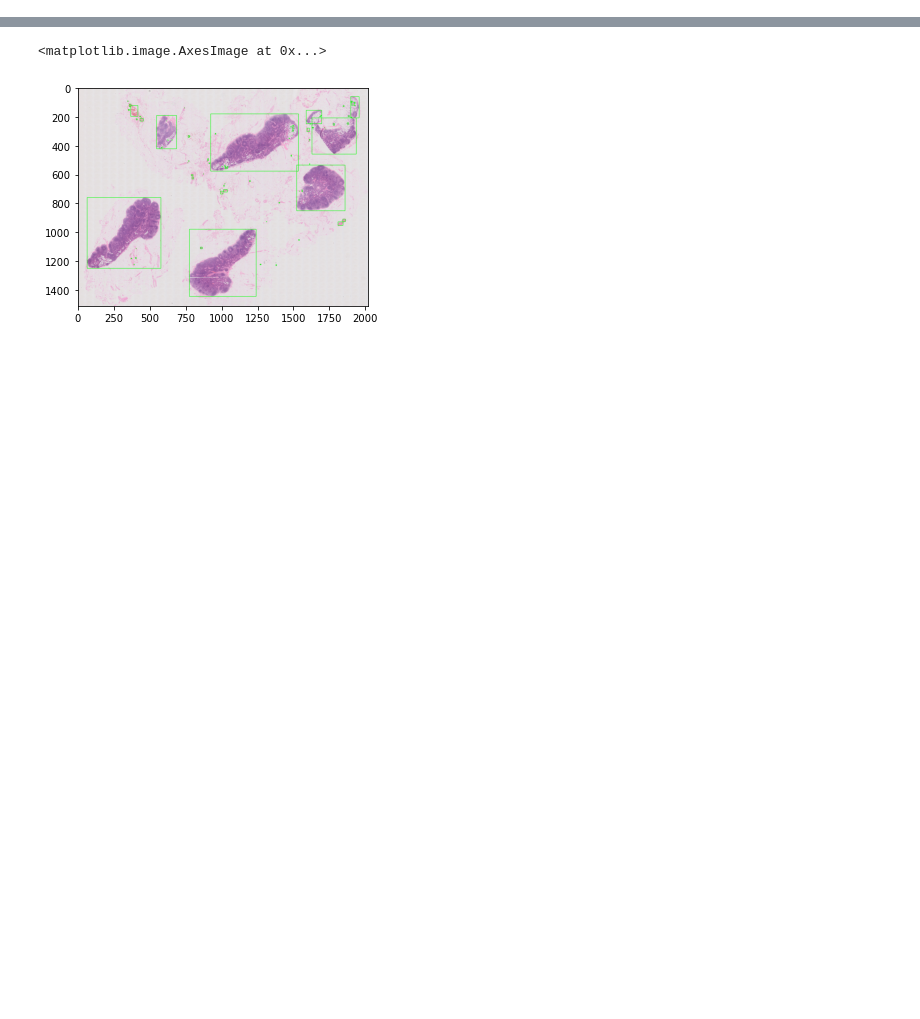
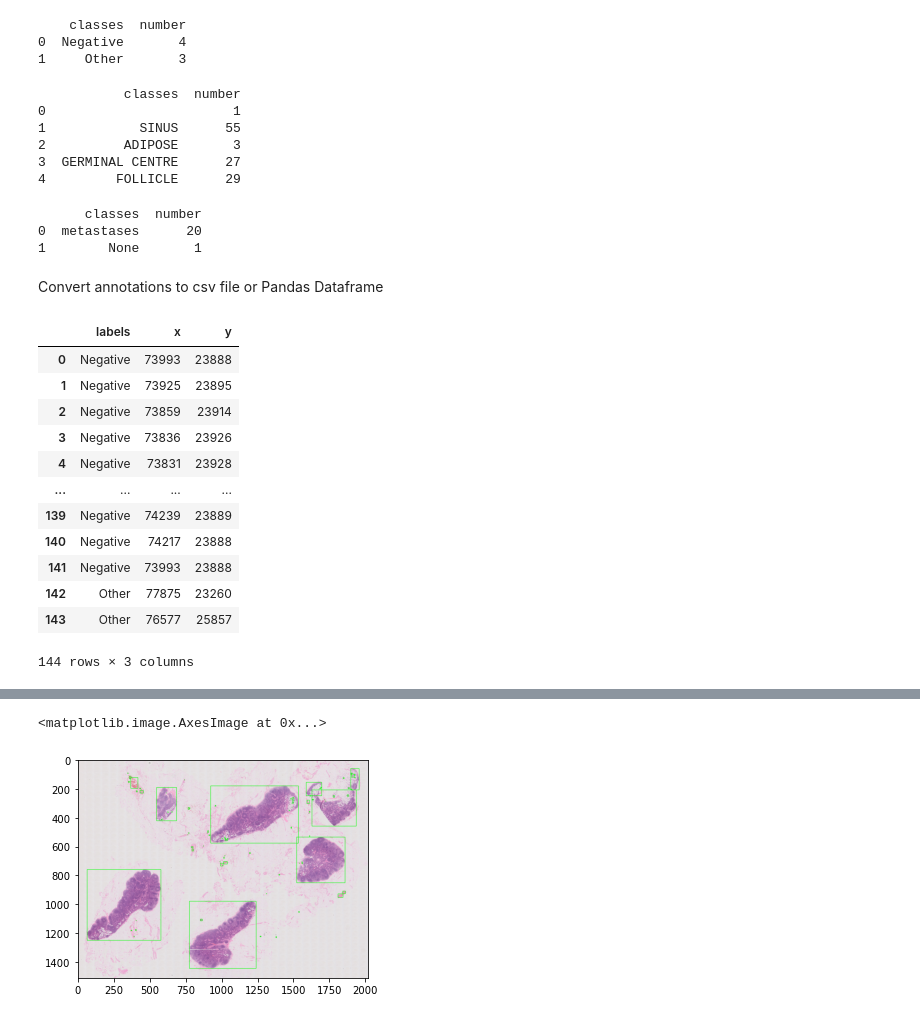
Before and after one commit to gregoryverghese/PySlide, a Jupyter notebook: example.ipynb, the cells around one changed output, grey strips where cells are left out. Saved outputs shown, nothing was run; the diff lists cells and outputs as text; code cells hidden in the pictures; blank space fills up the shorter version.

```diff
--- a/example.ipynb
+++ b/example.ipynb
@@ -19,8 +27,50 @@ from pyslide.preprocessing import calculate_weights, calculate_std_mean
 # %%
-#asap_path='data/annotations/asap_annotations.xml'
-#imagej_path='data/annotations/imagej_annotations.xml'
-#json_path='data/annotations/json_annotations.json'
+qupath_path='data/annotations/qupath_annotations.json'
+asap_path='data/annotations/asap_annotations.xml'
+imagej_path='data/annotations/imagej_annotations.xml'
+json_path='data/annotations/json_annotations.json'
 #csv_path='data/annotations/csv_annotations.csv'
-#WSI_PATH='/Volumes/cancerbioin/barts/lymphnode-paper-set/2865 B2 LN.ndpi'
-QUPATH_PATH='/Users/w2030634/Projects/PySlide/data/annotations/qupath.json'
-WSI_PATH='data/wsi/2865 B2 LN.ndpi'
+# %%
+annotate_qupath=slide.Annotations([qupath_path],source="qupath")
+annotate_imagej=slide.Annotations([imagej_path],source="imagej")
+annotate_asap=slide.Annotations([asap_path],source="asap")
+#annotate_csv=slide.Annotations([csv_path],source="csv")
+# %%
+annotate_qupath
+# %% [output]
+    classes  number
+0  Negative       4
+1     Other       3
+# %%
+annotate_imagej
+# %% [output]
+           classes  number
+0                        1
+1            SINUS      55
+2          ADIPOSE       3
+3  GERMINAL CENTRE      27
+4         FOLLICLE      29
+# %%
+annotate_asap
+# %% [output]
+      classes  number
+0  metastases      20
+1        None       1
+# %% [markdown]
+Convert annotations to csv file or Pandas Dataframe
+# %%
+annotate_qupath.df()
+# %% [output]
+|  | labels | x | y |
+| 0 | Negative | 73993 | 23888 |
+| 1 | Negative | 73925 | 23895 |
+| 2 | Negative | 73859 | 23914 |
+| 3 | Negative | 73836 | 23926 |
+| 4 | Negative | 73831 | 23928 |
+| ... | ... | ... | ... |
+| 139 | Negative | 74239 | 23889 |
+| 140 | Negative | 74217 | 23888 |
+| 141 | Negative | 73993 | 23888 |
+| 142 | Other | 77875 | 23260 |
+| 143 | Other | 76577 | 25857 |
+144 rows × 3 columns
```
Also changed, not shown: parts of 19 cells of this notebook.
